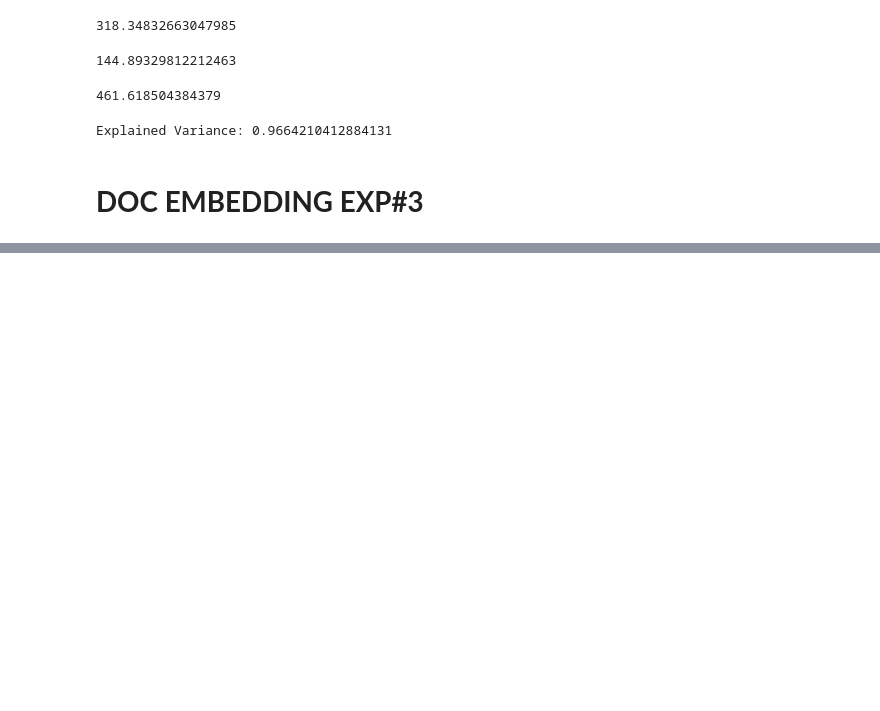
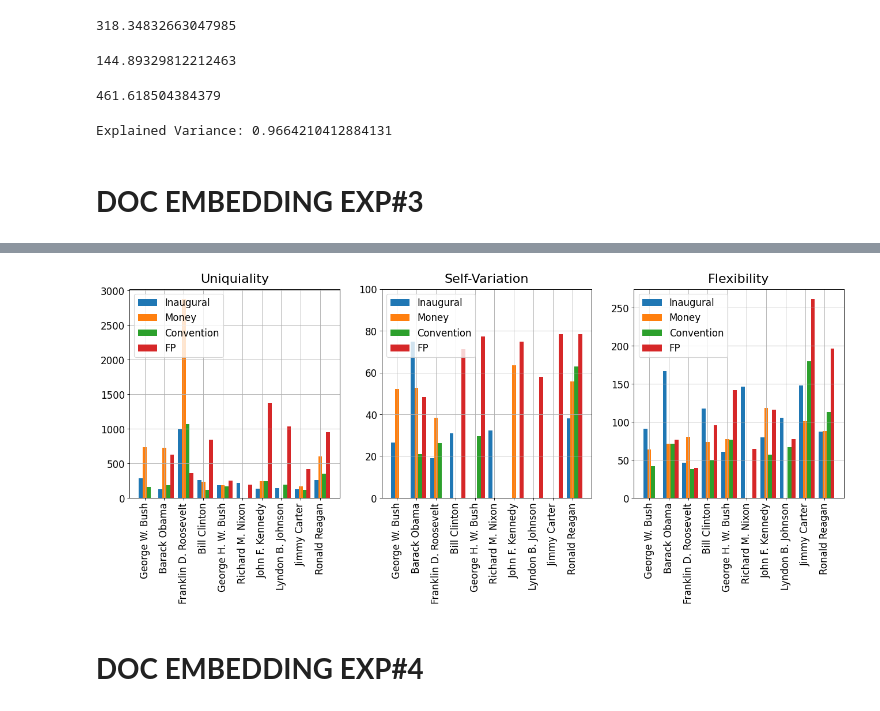
Before and after one commit to ShiyangLai/Political-Speech-Deep-Learning-Final-Project, a Jupyter notebook: notebook/word_embedding.ipynb, the cells around one changed output, grey strips where cells are left out. Cells and saved outputs as stored; diff of their text form; code cells hidden in the pictures; blank space fills up the shorter version.

```diff
--- a/notebook/word_embedding.ipynb
+++ b/notebook/word_embedding.ipynb
@@ -457,0 +462,57 @@ plt.show()
+# %%
+df = pd.DataFrame(columns=['Name'])
+for president in focal_presidents:
+    dict_ = {}
+    dict_['Name'] = president
+    for topic in focal_topics:
+        if len(bert_embedding[(bert_embedding.President == president) & (bert_embedding.Context == topic)]) == 0:
+            continue
+        dict_[f'{topic} Uniquiality'] = ward_dist(bert_embedding[(bert_embedding.Context == topic) & (bert_embedding.President != president)].values[:,:-2],
+                 bert_embedding[(bert_embedding.President == president) & (bert_embedding.Context == topic)].values[:,:-2])
+        dict_[f'{topic} Self-Variation'] = centroid_deviation(bert_embedding[(bert_embedding.President == president) & (bert_embedding.Context == topic)].values[:,:-2])
+        dict_[f'{topic} Flexibility'] = ward_dist(bert_embedding[(bert_embedding.Context != topic) & (bert_embedding.President == president)].values[:,:-2],
+                 bert_embedding[(bert_embedding.President == president) & (bert_embedding.Context == topic)].values[:,:-2])
+    df = df.append(dict_, ignore_index=True)
+# %%
+df = df.fillna(0)
+# %%
+x_axis_data = np.array([i for i in range(len(focal_presidents))])
+x_axis_data_labels = list(map(lambda idx: focal_presidents[idx], x_axis_data))
+fig, axis = plt.subplots(1, 3, figsize=(20, 6), dpi=80)
+axis[2].set_title('Flexibility', fontsize=20, pad=10)
+axis[2].bar(x_axis_data, df['Inaugural Flexibility'].values, 0.2, align='center')
+axis[2].bar(x_axis_data+0.2, df['Money Flexibility'].values, 0.2, align='center')
+axis[2].bar(x_axis_data+0.4, df['Convention Flexibility'].values, 0.2, align='center')
+axis[2].bar(x_axis_data+0.6, df['FP Flexibility'].values, 0.2, align='center')
+axis[2].grid()
+axis[2].set_xticks(x_axis_data + 0.2)
+axis[2].set_xticklabels(x_axis_data_labels, rotation=90)
+axis[2].tick_params(axis='both', which='major', labelsize=15)
+axis[2].legend(['Inaugural', 'Money', 'Convention', 'FP'], fontsize=15, loc=0)
+
+axis[0].set_title('Uniquiality', fontsize=20, pad=10)
+axis[0].bar(x_axis_data, df['Inaugural Uniquiality'].values, 0.2, align='center')
+axis[0].bar(x_axis_data+0.2, df['Money Uniquiality'].values, 0.2, align='center')
+axis[0].bar(x_axis_data+0.4, df['Convention Uniquiality'].values, 0.2, align='center')
+axis[0].bar(x_axis_data+0.6, df['FP Uniquiality'].values, 0.2, align='center')
+axis[0].grid()
+axis[0].set_xticks(x_axis_data + 0.2)
+axis[0].set_xticklabels(x_axis_data_labels, rotation=90)
+axis[0].tick_params(axis='both', which='major', labelsize=15)
+axis[0].legend(['Inaugural', 'Money', 'Convention', 'FP'], fontsize=15, loc='upper left')
+
+axis[1].set_title('Self-Variation', fontsize=20, pad=10)
+axis[1].bar(x_axis_data, df['Inaugural Self-Variation'].values, 0.2, align='center')
+axis[1].bar(x_axis_data+0.2, df['Money Self-Variation'].values, 0.2, align='center')
+axis[1].bar(x_axis_data+0.4, df['Convention Self-Variation'].values, 0.2, align='center')
+axis[1].bar(x_axis_data+0.6, df['FP Self-Variation'].values, 0.2, align='center')
+axis[1].grid()
+axis[1].set_xticks(x_axis_data + 0.2)
+axis[1].set_xticklabels(x_axis_data_labels, rotation=90)
+axis[1].tick_params(axis='both', which='major', labelsize=15)
+axis[1].legend(['Inaugural', 'Money', 'Convention', 'FP'], fontsize=15, loc=0)
+axis[1].set_ylim([0, 100])
+
+plt.show()
+# %% [output]
+[figure, added]
@@ -457,0 +521,2 @@ plt.show()
+# %% [markdown]
+# __DOC EMBEDDING EXP#4__
```
Also changed, not shown: parts of 16 cells of this notebook, 2 other files.
